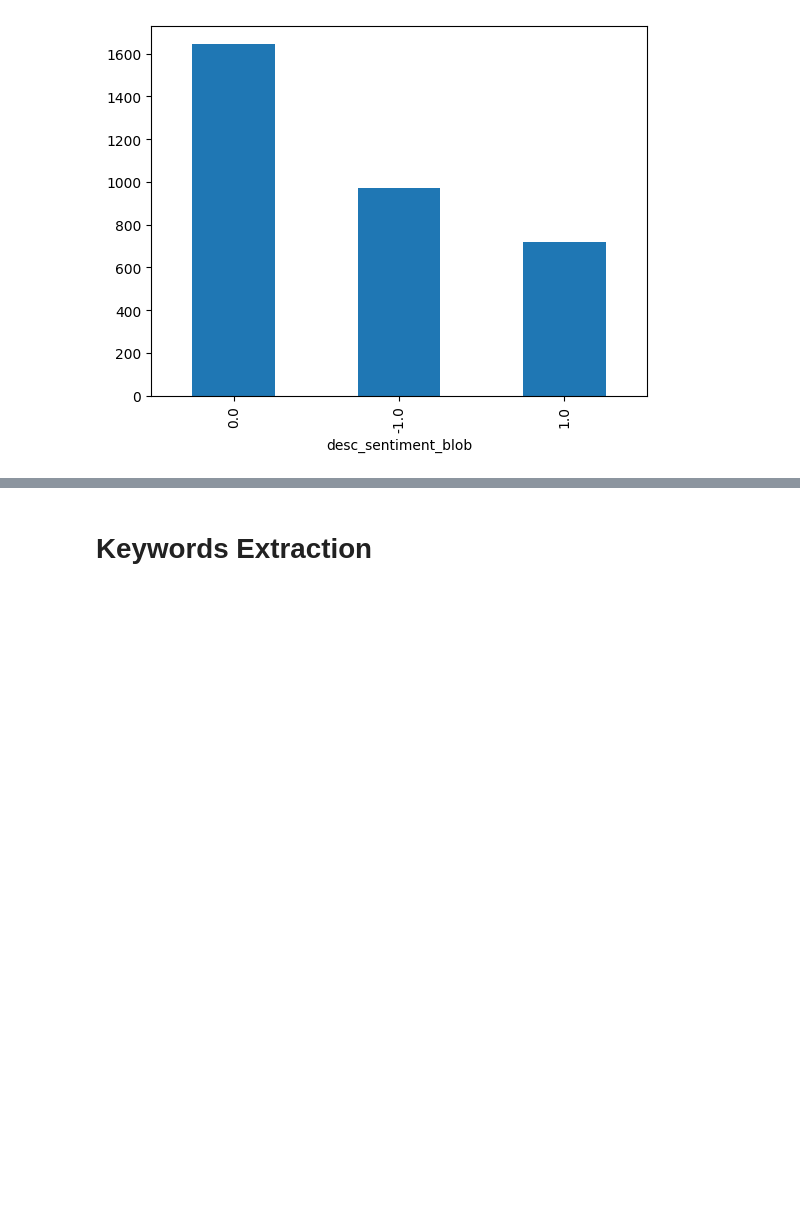
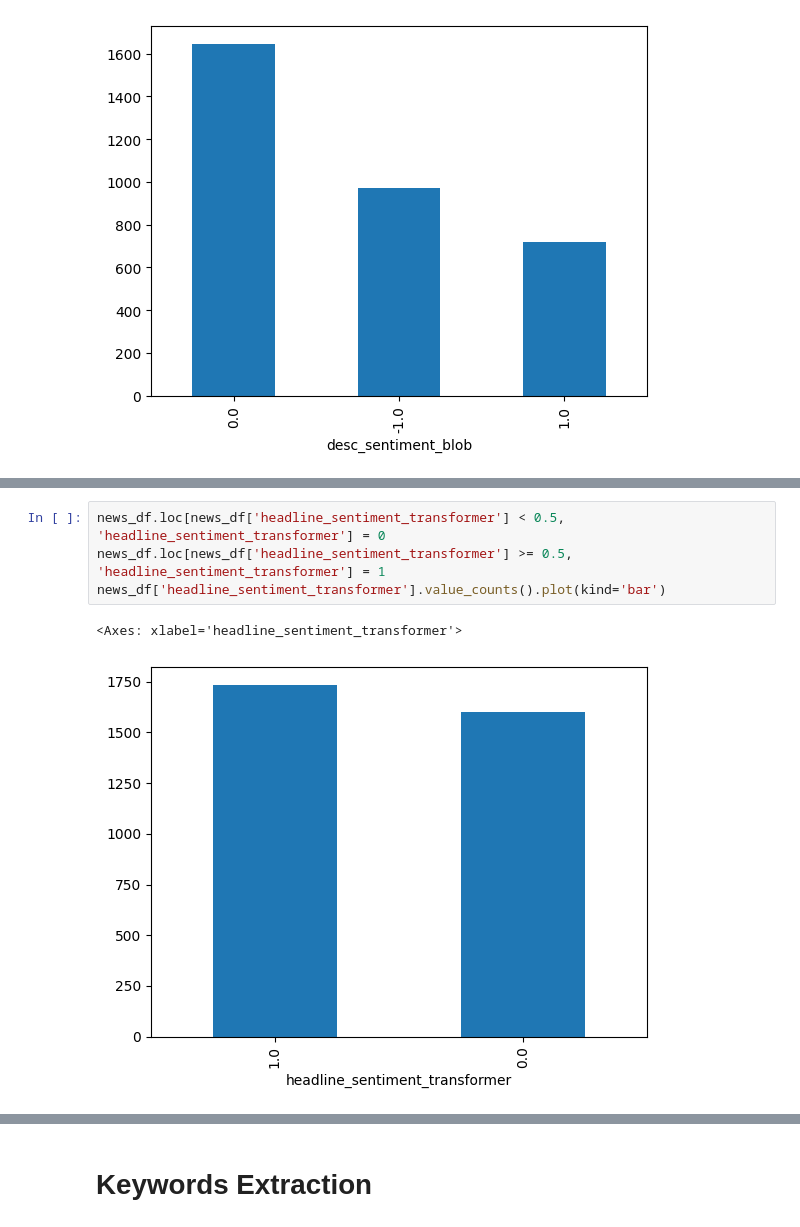
Before and after one commit to Soha85/Soha85, a Jupyter notebook: palestine-israel-news-conflict.ipynb, the cells around one changed output, grey strips where cells are left out. Drawn from its saved outputs; the diff is of its cells as text; blank space fills up the shorter version.

```diff
--- a/palestine-israel-news-conflict.ipynb
+++ b/palestine-israel-news-conflict.ipynb
@@ -242,0 +274,7 @@ news_df['desc_sentiment_blob'].value_counts().plot(kind='bar')
+# %%
+news_df.loc[news_df['headline_sentiment_transformer'] < 0.5, 'headline_sentiment_transformer'] = 0
+news_df.loc[news_df['headline_sentiment_transformer'] >= 0.5, 'headline_sentiment_transformer'] = 1
+news_df['headline_sentiment_transformer'].value_counts().plot(kind='bar')
+# %% [output]
+<Axes: xlabel='headline_sentiment_transformer'>
+[figure, added]
```
Also changed, not shown: parts of 13 cells of this notebook.
